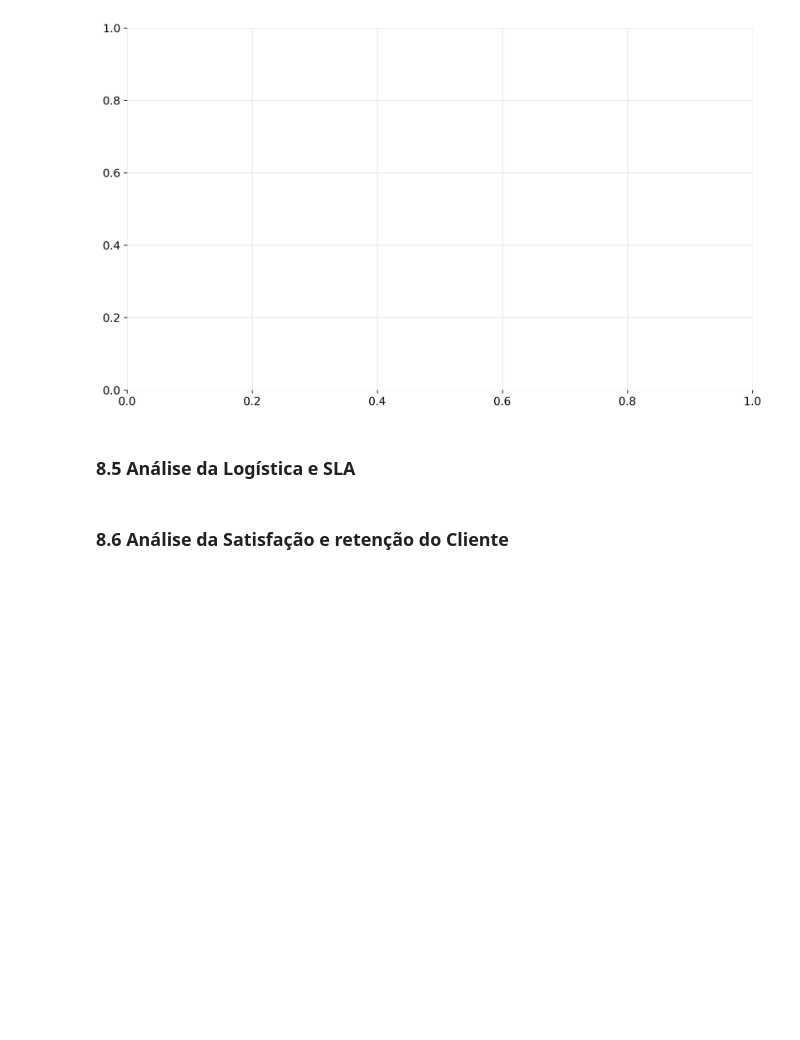
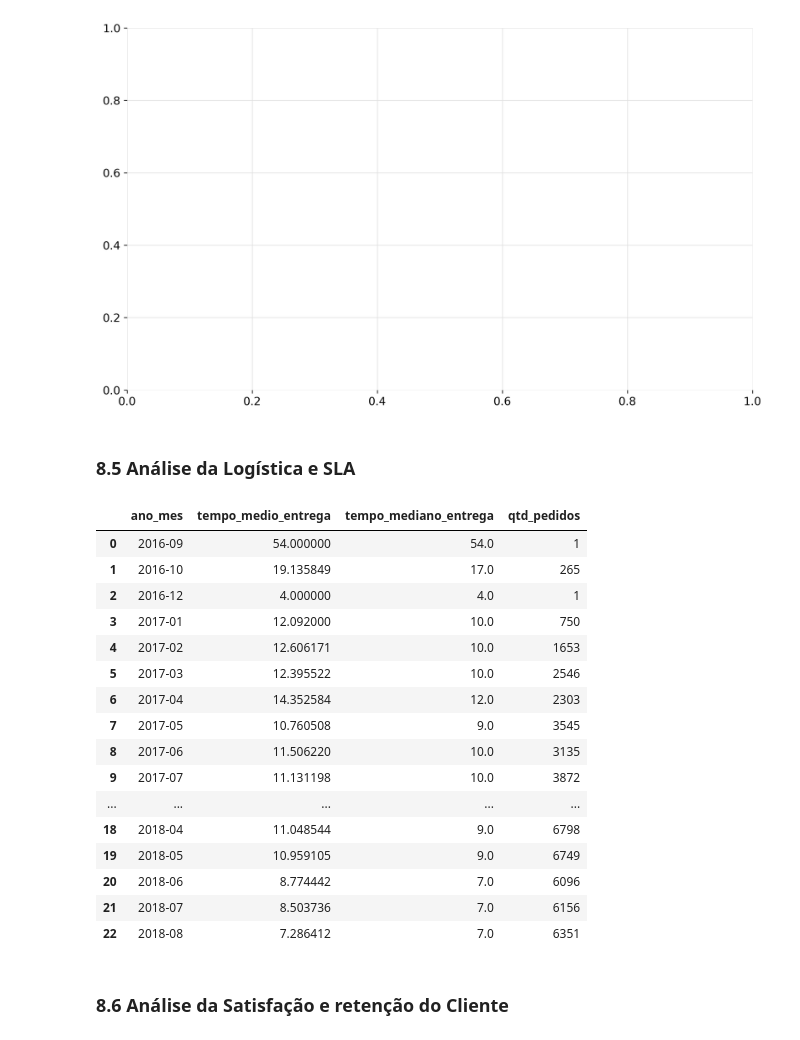
Before and after one commit to evellynjardini/Data-Analytics---Grupo-24, a Jupyter notebook: 1 - Projeto-Olist-KPIs/notebooks/Tech_Challenge_Grupo24_.ipynb, the cells around one changed output. Saved outputs shown, nothing was run; the diff lists cells and outputs as text; code cells hidden in the pictures; blank space fills up the shorter version.

```diff
--- a/1 - Projeto-Olist-KPIs/notebooks/Tech_Challenge_Grupo24_.ipynb
+++ b/1 - Projeto-Olist-KPIs/notebooks/Tech_Challenge_Grupo24_.ipynb
@@ -2302,3 +2316,44 @@ Tempo mediano geral: 10.0 dias
+# %%
+# --- KPI 4: Tempo Médio de Entrega (Mensal) ---
+
+# 1. Filtramos apenas pedidos entregues e removemos nulos nas datas de entrega
+# Usando df_consolidado que já tem todas as colunas necessárias
+df_kpi4_base = df_consolidado[
+    (df_consolidado['order_status'] == 'delivered') &
+    (df_consolidado['order_delivered_customer_date'].notna())
+].copy()
+
+# 2. Garantimos que as colunas são do tipo datetime
+df_kpi4_base['order_delivered_customer_date'] = pd.to_datetime(df_kpi4_base['order_delivered_customer_date'])
+df_kpi4_base['order_purchase_timestamp'] = pd.to_datetime(df_kpi4_base['order_purchase_timestamp'])
+
+# 3. Calculamos o tempo de entrega em dias
+df_kpi4_base['dias_entrega'] = (
+    df_kpi4_base['order_delivered_customer_date'] - df_kpi4_base['order_purchase_timestamp']
+).dt.days
+
+# 4. Criamos a coluna de Ano-Mês para a visão temporal
+df_kpi4_base['ano_mes'] = df_kpi4_base['order_purchase_timestamp'].dt.to_period('M')
+
+# 5. Agrupamos mensalmente
+df_kpi4 = (
+    df_kpi4_base
+    .groupby('ano_mes', as_index=False)
+    .agg(
+        tempo_medio_entrega=('dias_entrega', 'mean'),
+        tempo_mediano_entrega=('dias_entrega', 'median'),
+        qtd_pedidos=('order_id', 'count')
+    )
+    .sort_values('ano_mes')
+)
+
+# --- RESULTADOS ---
+print(f"{'='*20} KPI 4: LOGÍSTICA (ENTREGA) {'='*20}")
+print(f"Tempo médio geral: {df_kpi4_base['dias_entrega'].mean():.1f} dias")
+print(f"Tempo mediano geral: {df_kpi4_base['dias_entrega'].median():.1f} dias")
+print(f"{'='*53}")
+
+df_kpi4.head(10)
 # %% [markdown]
 #### **KPI 5 — % de Pedidos com Atraso**
 
@@ -3117,6 +3172,26 @@ plt.savefig('kpi5_atraso_consolidado.png', dpi=300, bbox_inches='tight')
 plt.show()
 # %% [markdown]
 ### **8.5 Análise da Logística e SLA**
+# %%
+df_kpi4
+# %% [output]
+|  | ano_mes | tempo_medio_entrega | tempo_mediano_entrega | qtd_pedidos |
+| 0 | 2016-09 | 54.000000 | 54.0 | 1 |
+| 1 | 2016-10 | 19.135849 | 17.0 | 265 |
+| 2 | 2016-12 | 4.000000 | 4.0 | 1 |
+| 3 | 2017-01 | 12.092000 | 10.0 | 750 |
+| 4 | 2017-02 | 12.606171 | 10.0 | 1653 |
+| 5 | 2017-03 | 12.395522 | 10.0 | 2546 |
+| 6 | 2017-04 | 14.352584 | 12.0 | 2303 |
+| 7 | 2017-05 | 10.760508 | 9.0 | 3545 |
+| 8 | 2017-06 | 11.506220 | 10.0 | 3135 |
+| 9 | 2017-07 | 11.131198 | 10.0 | 3872 |
+| ... | ... | ... | ... | ... |
+| 18 | 2018-04 | 11.048544 | 9.0 | 6798 |
+| 19 | 2018-05 | 10.959105 | 9.0 | 6749 |
+| 20 | 2018-06 | 8.774442 | 7.0 | 6096 |
+| 21 | 2018-07 | 8.503736 | 7.0 | 6156 |
+| 22 | 2018-08 | 7.286412 | 7.0 | 6351 |
 # %% [markdown]
 ### **8.6 Análise da Satisfação e retenção do Cliente**
 # %%
```
Also changed, not shown: parts of 1 cell of this notebook.
